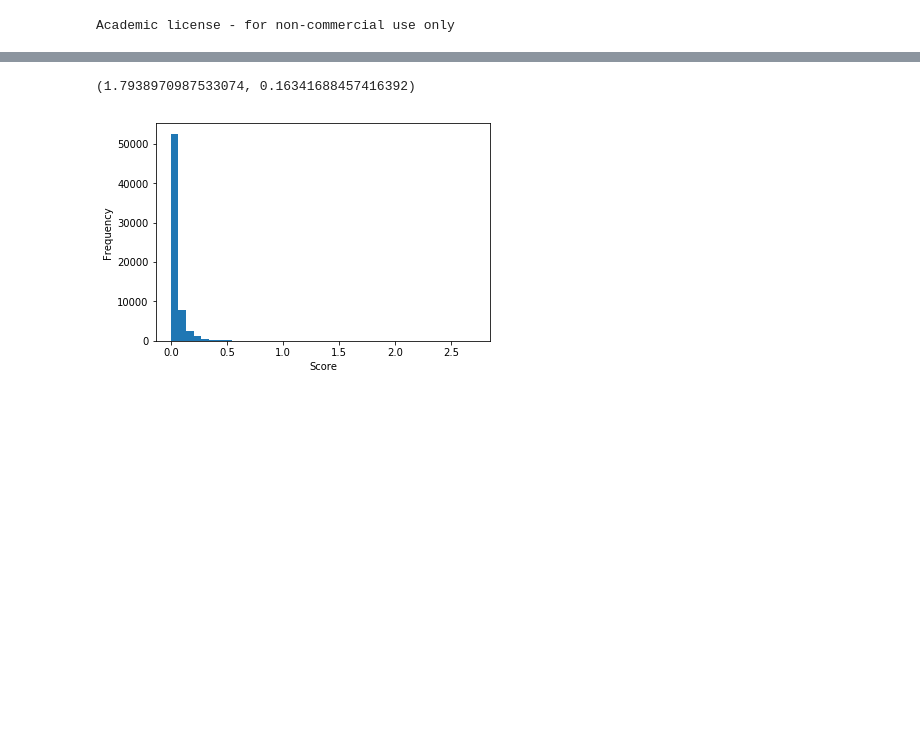
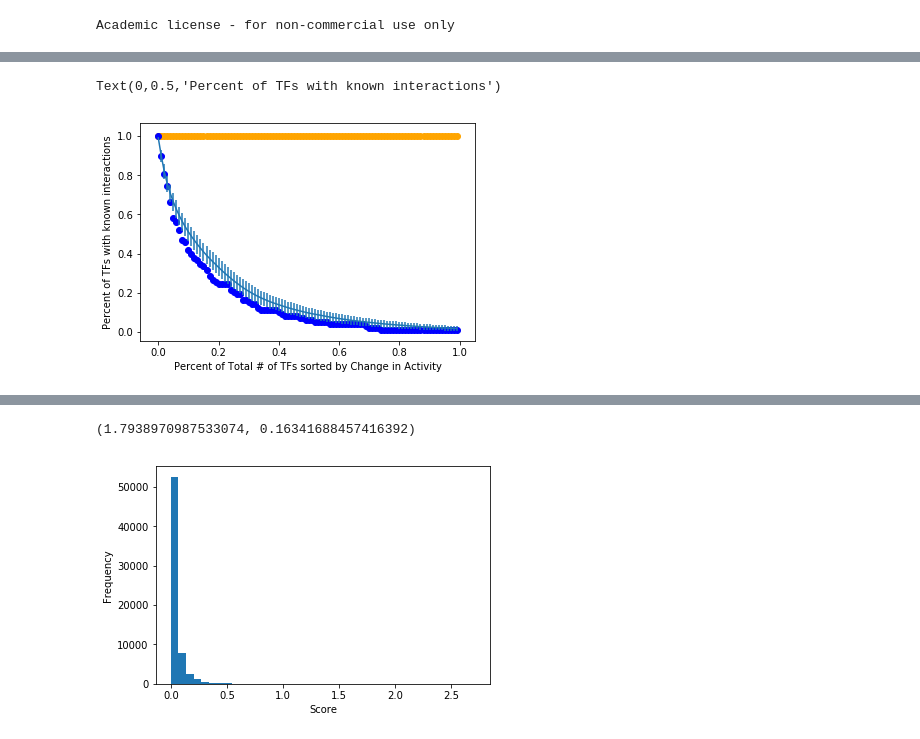
Before and after one commit to e-stan/BrentRotation, a Jupyter notebook: TFAInferenceCode/TFA_Activity_Analysis_TFVAWithSignConstraints.ipynb, the cells around one changed output, grey strips where cells are left out. Saved outputs shown, nothing was run; the diff lists cells and outputs as text; code cells hidden in the pictures; blank space fills up the shorter version.

```diff
--- a/TFAInferenceCode/TFA_Activity_Analysis_TFVAWithSignConstraints.ipynb
+++ b/TFAInferenceCode/TFA_Activity_Analysis_TFVAWithSignConstraints.ipynb
@@ -386,0 +404,78 @@ Text(0,0.5,'Percent of TFs with known interactions')
+# %%
+bestPossibleMatrix = copy.deepcopy(matrix)
+maxScore = max(TFAHelp.flatten(TFAHelp.absoluteLog2FoldChange(bestPossibleMatrix)))
+for tf in range(len(bestPossibleMatrix)-1):
+    for kinase in range(len(bestPossibleMatrix[tf])):
+        if kinases[kinase]+"_"+TFs[tf] in interactions:
+            bestPossibleMatrix[tf][kinase] = bestPossibleMatrix[tf][-1]*((2**maxScore))
+normalizedMatrix = TFAHelp.rankingChangePercentile(bestPossibleMatrix)
+interactionsFound = {}
+
+for tf in range(len(normalizedMatrix)-1):
+    for kinase in range(len(normalizedMatrix[tf])):
+        if kinases[kinase]+"_"+TFs[tf] in interactions:
+            interactionsFound[kinases[kinase]+"_"+TFs[tf]] = normalizedMatrix[tf][kinase]
+
+plt.figure()
+
+xcoords,ycoords = TFAHelp.expectedInteractionFallInPercentileLevel(interactionsFound)
+AUC = np.trapz(ycoords,dx = 1.0/(len(xcoords)-1))
+print(AUC)
+
+plt.scatter(xcoords,ycoords,c="orange")
+
+
+
+normalizedMatrix  = TFAHelp.rankingChangePercentile(matrix)[:-1]
+
+#match interactions
+interactionsFound = {}
+bestPossibleInteractionsFound = {}
+for tf in range(len(normalizedMatrix)-1):
+    for kinase in range(len(normalizedMatrix[tf])):
+        if kinases[kinase]+"_"+TFs[tf] in interactions:
+            interactionsFound[kinases[kinase]+"_"+TFs[tf]] = normalizedMatrix[tf][kinase]
+
+###Generate Random Matrices to find Results:
+
+xcoords,ycoords = TFAHelp.expectedInteractionFallInPercentileLevel(interactionsFound)
+AUC = np.trapz(ycoords,dx = 1.0/(len(xcoords)-1))
+
+plt.scatter(xcoords,ycoords,c="b")
+
+
+nsims = 1000
+allxCoords = []
+allyCoords = []
+AUCs = []
+for _ in range(nsims):
+    tempMat = TFAHelp.generateRandomMatrix([row[:-1] for row in matrix])
+    tempMat = [tempMat[row] + [matrix[row][-1]] for row in range(len(tempMat))]
+    tempNormMat = TFAHelp.rankingChangePercentile(tempMat)
+    tempinteractionsFound = {x[0]:-1 for x in expectedResults}
+    for tf in range(len(normalizedMatrix)-1):
+        for kinase in range(len(normalizedMatrix[tf])):
+            if kinases[kinase]+"_"+TFs[tf] in interactions:
+                tempinteractionsFound[kinases[kinase]+"_"+TFs[tf]] = tempNormMat[tf][kinase]
+    xcoords,ycoords = TFAHelp.expectedInteractionFallInPercentileLevel(tempinteractionsFound)
+    AUCs.append(np.trapz(ycoords,dx = 1.0/(len(xcoords)-1)))
+    allxCoords.append(xcoords)
+    allyCoords.append(ycoords)
+
+AUCs.sort(reverse=True)
+index = 0
+for val in AUCs:
+    if AUC > val:
+        index -= 1
+        break
+    index+=1
+percentile = float(index)/len(AUCs)
+
+print(AUC,percentile)
+
+plt.errorbar(x = xcoords,y = np.mean(allyCoords,axis = 0),
+             yerr = np.std(allyCoords,axis=0))
+
+plt.xlabel("Percent of Total # of TFs sorted by Change in Activity")
+plt.ylabel("Percent of TFs with known interactions")
+# %% [output]
@@ -387,3 +484,5 @@ Text(0,0.5,'Percent of TFs with known interactions')
+Text(0,0.5,'Percent of TFs with known interactions')
+[figure, added]
 # %%
 
 tfvaRangeMatrix = [[TFVARange[row][col] for col in columnsOfInterest]+[TFVARange[row][-1]] for row in
```
Also changed, not shown: parts of 9 cells of this notebook, 20 other files.
